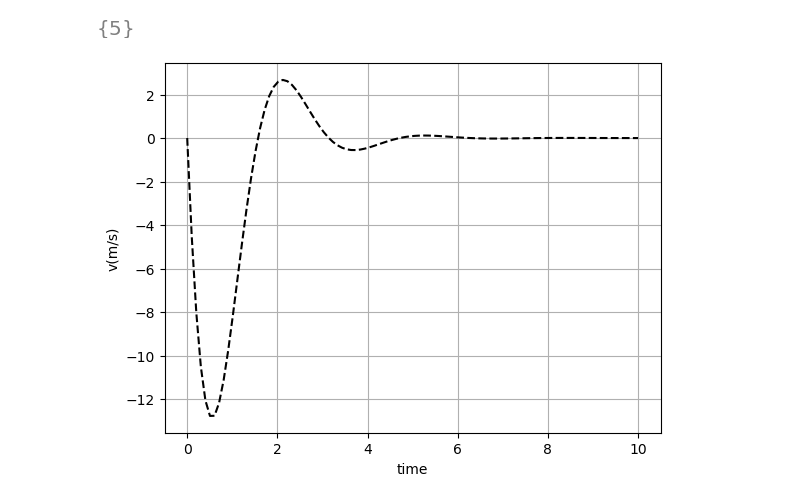
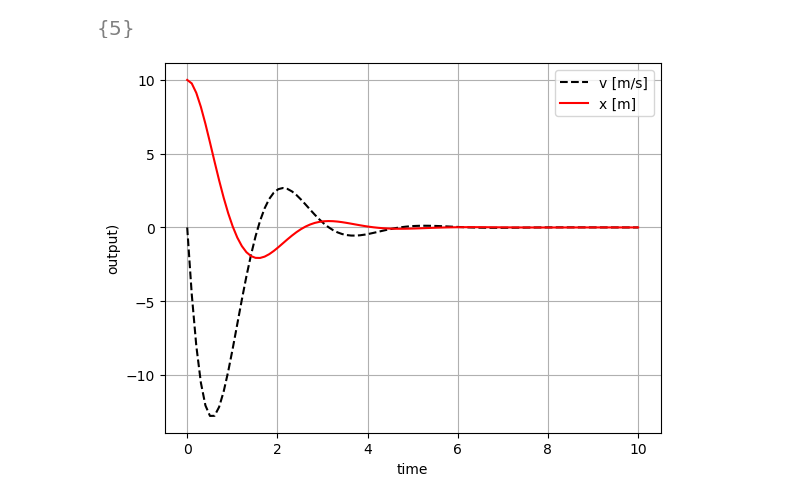
Before and after one commit to rafaelpsilva07/python-for-engineers-and-scientists, a Jupyter notebook: lessons/m2 - Section 13 - Sympy.ipynb, the cells around one changed output. Saved outputs shown, nothing was run; the diff lists cells and outputs as text; code cells hidden in the pictures.

```diff
--- a/lessons/m2 - Section 13 - Sympy.ipynb
+++ b/lessons/m2 - Section 13 - Sympy.ipynb
@@ -543,10 +543,12 @@ t_data = np.linspace(0, 10, 100)
 x_data = [x_res.subs(t, i) for i in t_data]
 dx_data = [dx_res.subs(t, i) for i in t_data]
 # %%
-plt.plot(t_data, dx_data, 'k--')
+plt.plot(t_data, dx_data, 'k--', label='v [m/s]')
+plt.plot(t_data, x_data, 'r-', label='x [m]')
 plt.xlabel('time')
-plt.ylabel('v(m/s)')
+plt.ylabel('output)')
 plt.grid()
+plt.legend()
 plt.show()
 # %% [output]
-[figure, old version]
+[figure, new version]
```
Also changed, not shown: 1 other file.
